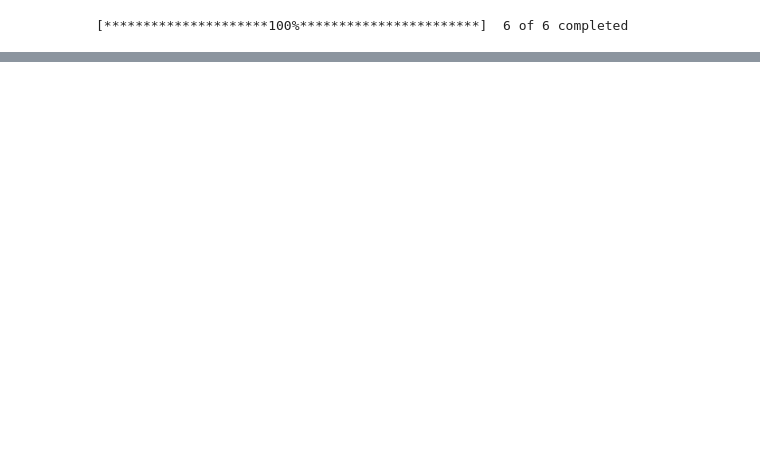
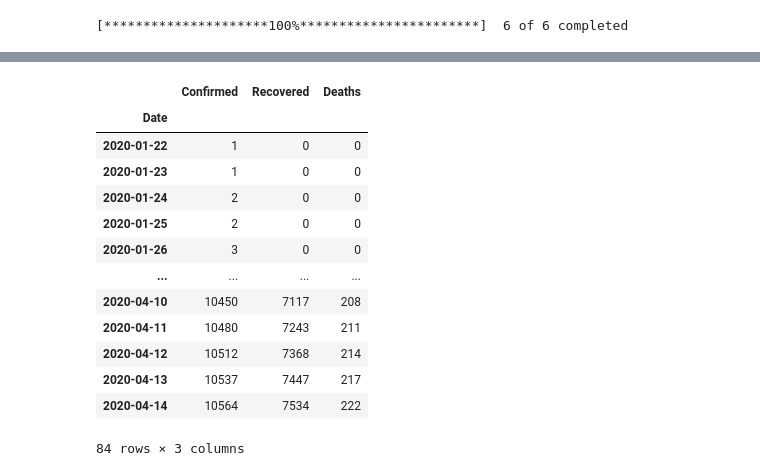
Before and after one commit to LiveCoronaDetector/livecod, a Jupyter notebook: finance/finance.ipynb, the cells around one changed output, grey strips where cells are left out. Cells and saved outputs as stored; diff of their text form; code cells hidden in the pictures; blank space fills up the shorter version.

```diff
--- a/finance/finance.ipynb
+++ b/finance/finance.ipynb
@@ -77,0 +104,18 @@ data_na
+# %%
+covid_korea = covid_countries.loc['Korea, South', :]
+covid_korea
+# %% [output]
+|  | Confirmed | Recovered | Deaths |
+| Date |  |  |  |
+| 2020-01-22 | 1 | 0 | 0 |
+| 2020-01-23 | 1 | 0 | 0 |
+| 2020-01-24 | 2 | 0 | 0 |
+| 2020-01-25 | 2 | 0 | 0 |
+| 2020-01-26 | 3 | 0 | 0 |
+| ... | ... | ... | ... |
+| 2020-04-10 | 10450 | 7117 | 208 |
+| 2020-04-11 | 10480 | 7243 | 211 |
+| 2020-04-12 | 10512 | 7368 | 214 |
+| 2020-04-13 | 10537 | 7447 | 217 |
+| 2020-04-14 | 10564 | 7534 | 222 |
+84 rows × 3 columns
```
Also changed, not shown: parts of 20 cells of this notebook.
